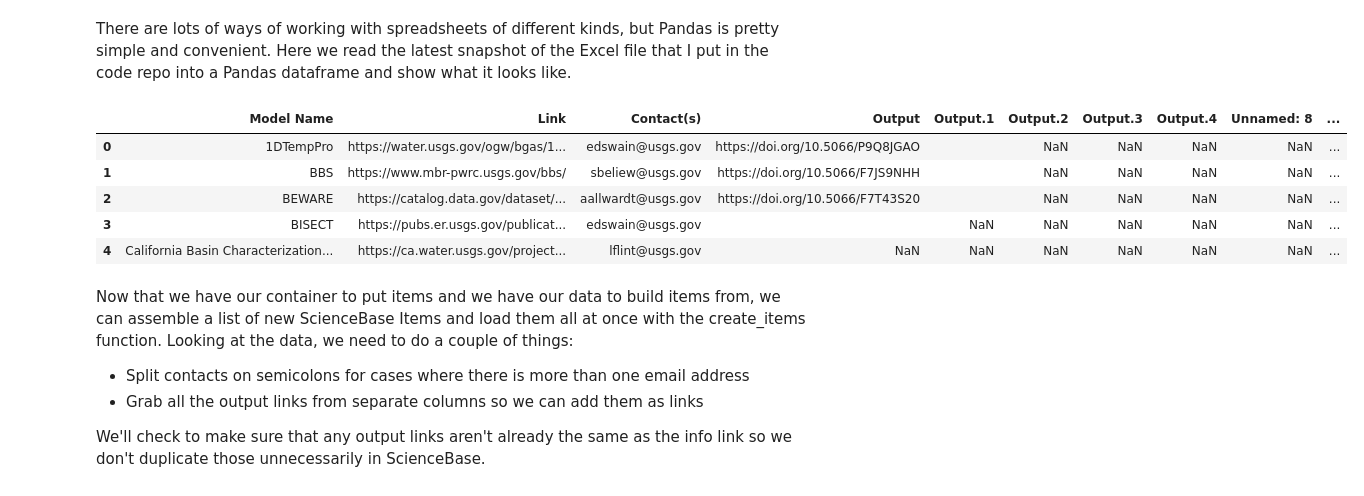
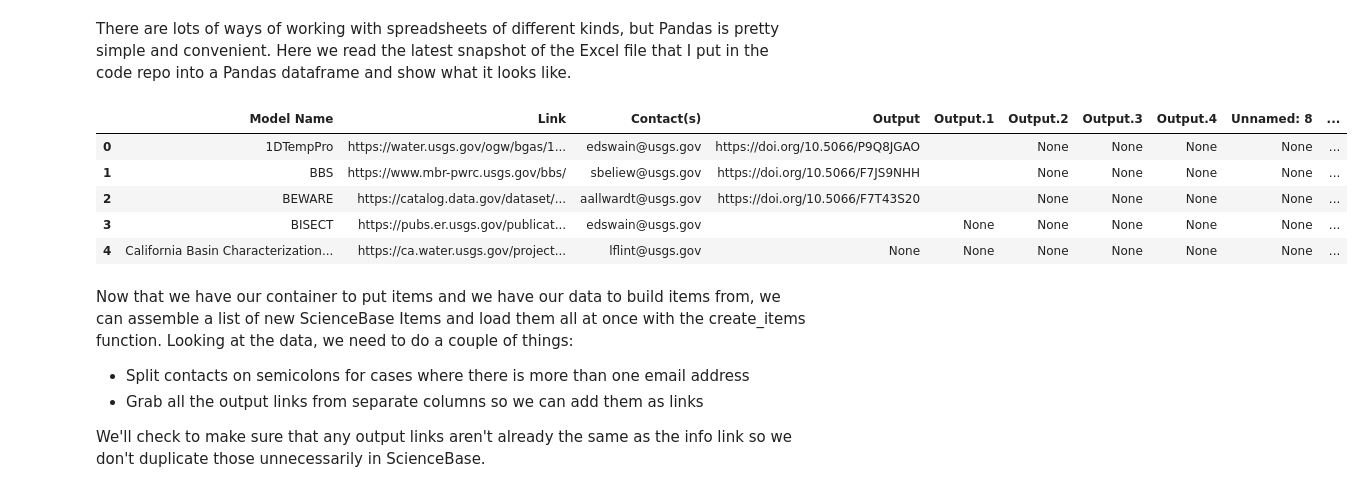
Before and after one commit to skybristol/model_cat_exploration, a Jupyter notebook: Model Spreadsheet to ScienceBase.ipynb, the cells around one changed output. Drawn from its saved outputs; the diff is of its cells as text; code cells hidden in the pictures.

```diff
--- a/Model Spreadsheet to ScienceBase.ipynb
+++ b/Model Spreadsheet to ScienceBase.ipynb
@@ -61,15 +61,16 @@ model_catalog
 There are lots of ways of working with spreadsheets of different kinds, but Pandas is pretty simple and convenient. Here we read the latest snapshot of the Excel file that I put in the code repo into a Pandas dataframe and show what it looks like.
 # %%
 usgs_models = pd.read_excel("USGS_models_named_models.xlsx")
+usgs_models = usgs_models.replace({pd.np.nan: None})
 usgs_models["output_links"] = usgs_models[["Output","Output.1","Output.2","Output.3","Output.4"]].values.tolist()
 usgs_models.head()
 # %% [output]
 |  | Model Name | Link | Contact(s) | Output | Output.1 | Output.2 | Output.3 | Output.4 | Unnamed: 8 | ... |
-| 0 | 1DTempPro | https://water.usgs.gov/ogw/bgas/1... | edswain@usgs.gov | https://doi.org/10.5066/P9Q8JGAO |  | NaN | NaN | NaN | NaN | ... |
-| 1 | BBS | https://www.mbr-pwrc.usgs.gov/bbs/ | sbeliew@usgs.gov | https://doi.org/10.5066/F7JS9NHH |  | NaN | NaN | NaN | NaN | ... |
-| 2 | BEWARE | https://catalog.data.gov/dataset/... | aallwardt@usgs.gov | https://doi.org/10.5066/F7T43S20 |  | NaN | NaN | NaN | NaN | ... |
-| 3 | BISECT | https://pubs.er.usgs.gov/publicat... | edswain@usgs.gov |  | NaN | NaN | NaN | NaN | NaN | ... |
-| 4 | California Basin Characterization... | https://ca.water.usgs.gov/project... | lflint@usgs.gov | NaN | NaN | NaN | NaN | NaN | NaN | ... |
+| 0 | 1DTempPro | https://water.usgs.gov/ogw/bgas/1... | edswain@usgs.gov | https://doi.org/10.5066/P9Q8JGAO |  | None | None | None | None | ... |
+| 1 | BBS | https://www.mbr-pwrc.usgs.gov/bbs/ | sbeliew@usgs.gov | https://doi.org/10.5066/F7JS9NHH |  | None | None | None | None | ... |
+| 2 | BEWARE | https://catalog.data.gov/dataset/... | aallwardt@usgs.gov | https://doi.org/10.5066/F7T43S20 |  | None | None | None | None | ... |
+| 3 | BISECT | https://pubs.er.usgs.gov/publicat... | edswain@usgs.gov |  | None | None | None | None | None | ... |
+| 4 | California Basin Characterization... | https://ca.water.usgs.gov/project... | lflint@usgs.gov | None | None | None | None | None | None | ... |
 # %% [markdown]
 Now that we have our container to put items and we have our data to build items from, we can assemble a list of new ScienceBase Items and load them all at once with the create_items function. Looking at the data, we need to do a couple of things:
 
```
Also changed, not shown: parts of 6 cells of this notebook.
